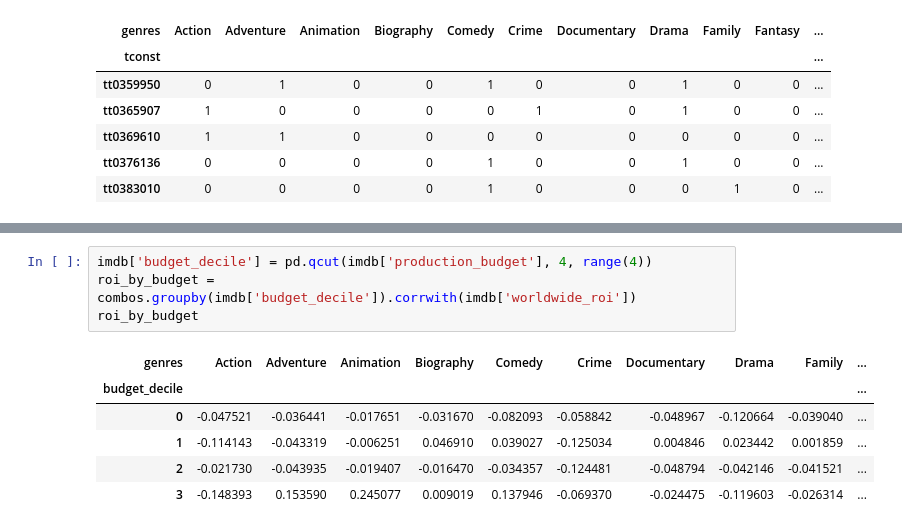
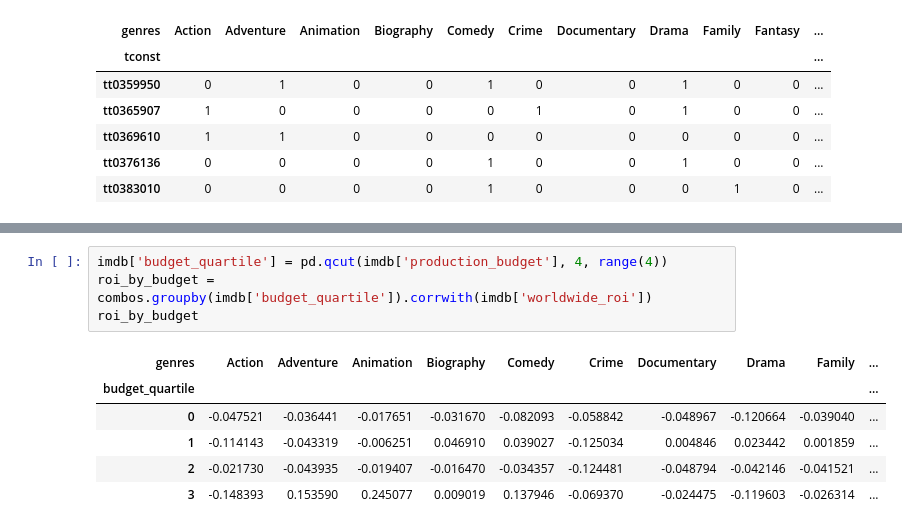
Before and after one commit to ndgigliotti/dsc-phase-1-project, a Jupyter notebook: genres.ipynb, the cells around one changed output, grey strips where cells are left out. Saved outputs shown, nothing was run; the diff lists cells and outputs as text.

```diff
--- a/genres.ipynb
+++ b/genres.ipynb
@@ -318,10 +318,10 @@ Text(0.5, 1.0, 'Genre Correlation with Worldwide ROI')
 # %%
-imdb['budget_decile'] = pd.qcut(imdb['production_budget'], 4, range(4))
-roi_by_budget = combos.groupby(imdb['budget_decile']).corrwith(imdb['worldwide_roi'])
+imdb['budget_quartile'] = pd.qcut(imdb['production_budget'], 4, range(4))
+roi_by_budget = combos.groupby(imdb['budget_quartile']).corrwith(imdb['worldwide_roi'])
 roi_by_budget
 # %% [output]
 | genres | Action | Adventure | Animation | Biography | Comedy | Crime | Documentary | Drama | Family | ... |
-| budget_decile |  |  |  |  |  |  |  |  |  | ... |
+| budget_quartile |  |  |  |  |  |  |  |  |  | ... |
 | 0 | -0.047521 | -0.036441 | -0.017651 | -0.031670 | -0.082093 | -0.058842 | -0.048967 | -0.120664 | -0.039040 | ... |
 | 1 | -0.114143 | -0.043319 | -0.006251 | 0.046910 | 0.039027 | -0.125034 | 0.004846 | 0.023442 | 0.001859 | ... |
 | 2 | -0.021730 | -0.043935 | -0.019407 | -0.016470 | -0.034357 | -0.124481 | -0.048794 | -0.042146 | -0.041521 | ... |
```
Also changed, not shown: parts of 12 cells of this notebook, 1 other file.
